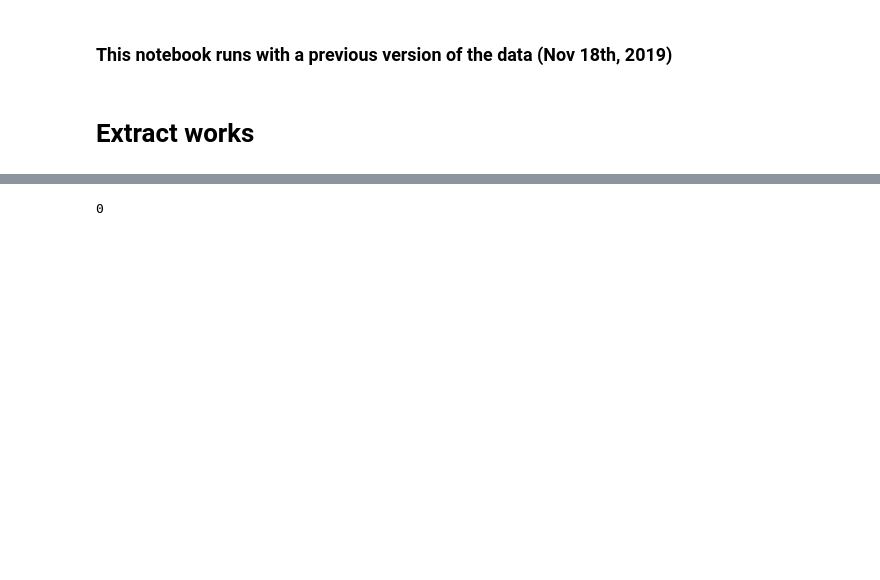
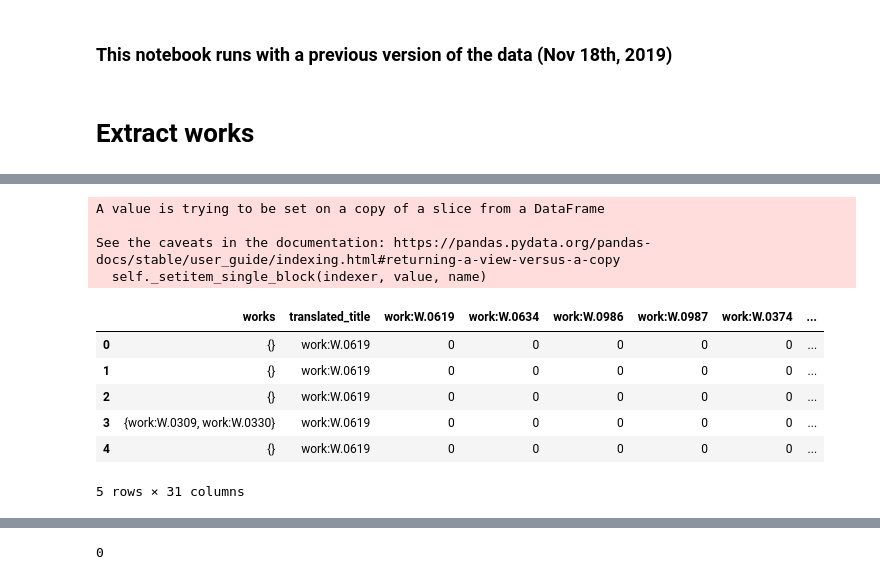
Before and after one commit to distantspectators/DiSpecs, a Jupyter notebook: 02_3_journal_to_journal.ipynb, the cells around one changed output, grey strips where cells are left out. Drawn from its saved outputs; the diff is of its cells as text; code cells hidden in the pictures; blank space fills up the shorter version.

```diff
--- a/02_3_journal_to_journal.ipynb
+++ b/02_3_journal_to_journal.ipynb
@@ -76,5 +67,8 @@ Number of Journals: 66
 # %%
 import csv
-with open('journal_dictionary_200113.csv', mode='r') as infile:
-    reader = csv.reader(infile,delimiter=';')
-    mydict = {rows[0]:rows[1] for rows in reader}
+with open('unique_work_ids.csv', mode='r') as infile:
+    reader = csv.reader(infile,delimiter=',')
+    mydict = {rows[1].lower():rows[0] for rows in reader}
+with open('unique_work_ids.csv', mode='r') as infile:
+    reader = csv.reader(infile,delimiter=',')
+    re_dict= {rows[0]:rows[1] for rows in reader}
@@ -114,0 +75,3 @@ reduced_works_df=reduced_works_df.drop(labels='',axis=1)
+# %%
+texts_df['translated_title']=texts_df.periodical_title.str.lower().replace(mydict)
+sorted(texts_df.translated_title.unique())
@@ -114,0 +96,4 @@ reduced_works_df=reduced_works_df.drop(labels='',axis=1)
+# %%
+reduced_df=texts_df.loc[texts_df.translated_title.str.startswith('work:'),:]
+reduced_df=reduced_df[['works','translated_title']]
+reduced_df.head()
@@ -114,0 +124,21 @@ reduced_works_df=reduced_works_df.drop(labels='',axis=1)
+# %%
+reduced_df[periodical_list]=0
+
+for row in range(len(reduced_df)):
+    for work in reduced_df['works'].iloc[row]:
+        if work in periodical_list:
+            reduced_df[work].iloc[row]+=1
+
+reduced_df.head()
+# %% [output]
+A value is trying to be set on a copy of a slice from a DataFrame
+
+See the caveats in the documentation: https://pandas.pydata.org/pandas-docs/stable/user_guide/indexing.html#returning-a-view-versus-a-copy
+  self._setitem_single_block(indexer, value, name)
+|  | works | translated_title | work:W.0619 | work:W.0634 | work:W.0986 | work:W.0987 | work:W.0374 | ... |
+| 0 | {} | work:W.0619 | 0 | 0 | 0 | 0 | 0 | ... |
+| 1 | {} | work:W.0619 | 0 | 0 | 0 | 0 | 0 | ... |
+| 2 | {} | work:W.0619 | 0 | 0 | 0 | 0 | 0 | ... |
+| 3 | {work:W.0309, work:W.0330} | work:W.0619 | 0 | 0 | 0 | 0 | 0 | ... |
+| 4 | {} | work:W.0619 | 0 | 0 | 0 | 0 | 0 | ... |
+5 rows × 31 columns
```
Also changed, not shown: parts of 25 cells of this notebook.
